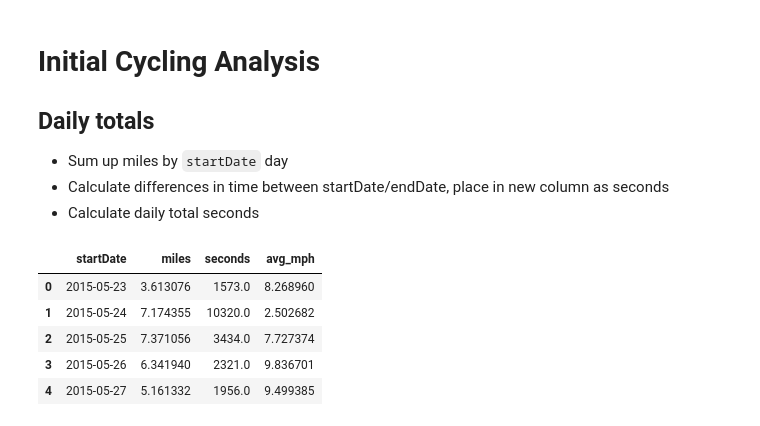
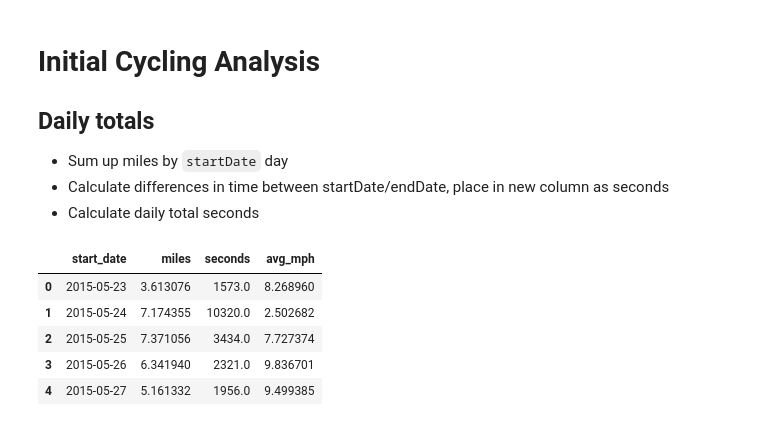
Before and after one commit to bkdevart/health_data, a Jupyter notebook: cycling_analysis.ipynb, the cells around one changed output. Cells and saved outputs as stored; diff of their text form; code cells hidden in the pictures.

```diff
--- a/cycling_analysis.ipynb
+++ b/cycling_analysis.ipynb
@@ -10,10 +10,10 @@ import pandas as pd
 - Calculate differences in time between startDate/endDate, place in new column as seconds
 - Calculate daily total seconds
 # %%
-df = pd.read_csv('cleaned_data/daily_cycling.csv', parse_dates=['startDate'])
+df = pd.read_csv('cleaned_data/daily_cycling.csv', parse_dates=['start_date'])
 df.head()
 # %% [output]
-|  | startDate | miles | seconds | avg_mph |
+|  | start_date | miles | seconds | avg_mph |
 | 0 | 2015-05-23 | 3.613076 | 1573.0 | 8.268960 |
 | 1 | 2015-05-24 | 7.174355 | 10320.0 | 2.502682 |
 | 2 | 2015-05-25 | 7.371056 | 3434.0 | 7.727374 |
```
Also changed, not shown: parts of 5 cells of this notebook, 4 other files.
